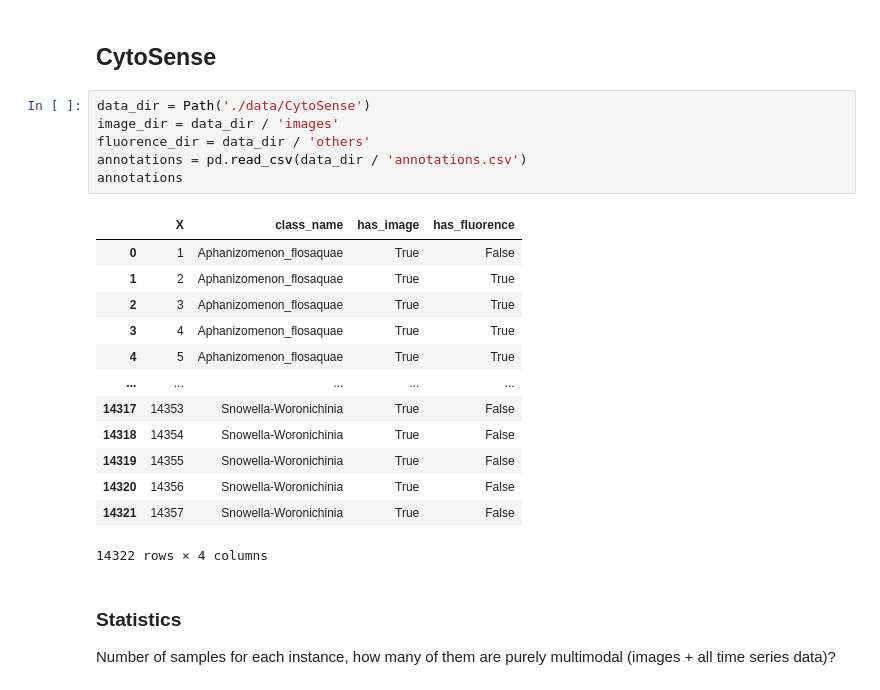
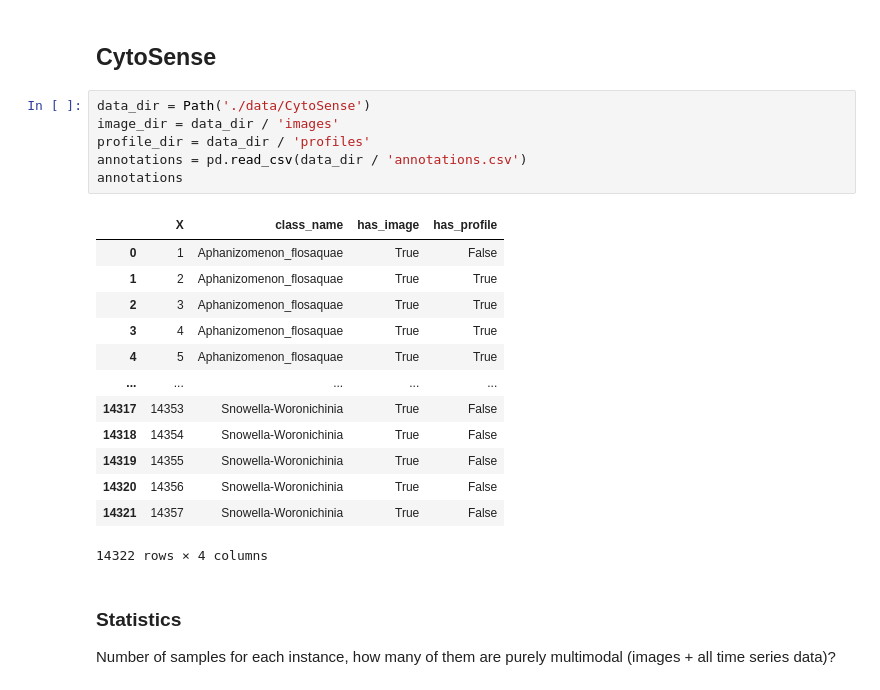
Before and after one commit to imveikka/multimodal_plankton_recognition, a Jupyter notebook: data_analysis.ipynb, the cells around one changed output. Cells and saved outputs as stored; diff of their text form.

```diff
--- a/data_analysis.ipynb
+++ b/data_analysis.ipynb
@@ -34,11 +34,11 @@ plt_original_resolution
 # %%
 data_dir = Path('./data/CytoSense')
 image_dir = data_dir / 'images'
-fluorence_dir = data_dir / 'others'
+profile_dir = data_dir / 'profiles'
 annotations = pd.read_csv(data_dir / 'annotations.csv')
 annotations
 # %% [output]
-|  | X | class_name | has_image | has_fluorence |
+|  | X | class_name | has_image | has_profile |
 | 0 | 1 | Aphanizomenon_flosaquae | True | False |
 | 1 | 2 | Aphanizomenon_flosaquae | True | True |
 | 2 | 3 | Aphanizomenon_flosaquae | True | True |
```
Also changed, not shown: parts of 5 cells of this notebook, 8 other files.
